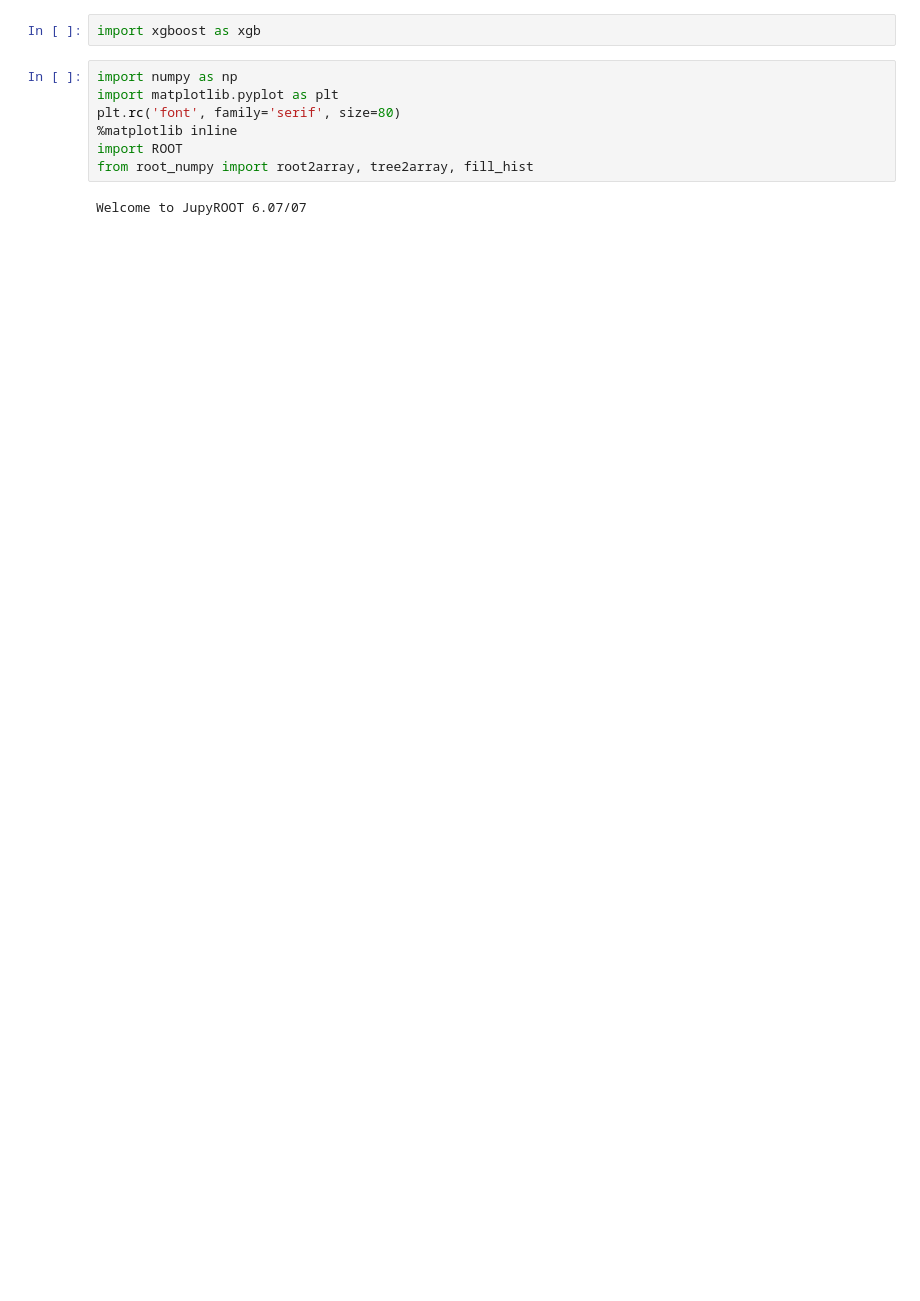
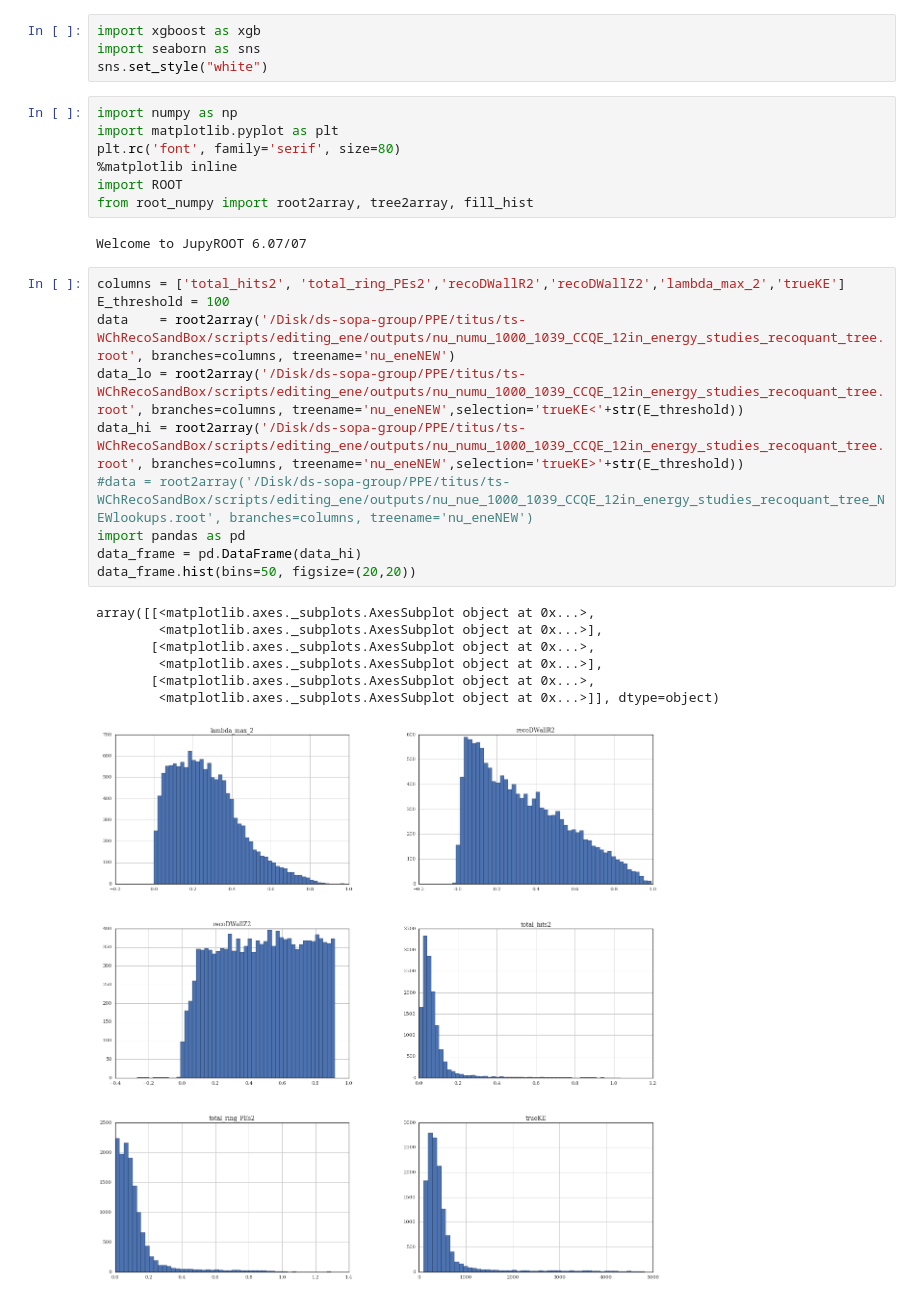
Before and after one commit to fmuheim/hyperk, a Jupyter notebook: reco/xgboost_regression_energy_reco.ipynb, the cells around one changed output. Drawn from its saved outputs; the diff is of its cells as text; blank space fills up the shorter version.

```diff
--- a/reco/xgboost_regression_energy_reco.ipynb
+++ b/reco/xgboost_regression_energy_reco.ipynb
@@ -1,5 +1,7 @@
 # %%
 import xgboost as xgb
+import seaborn as sns
+sns.set_style("white")
 # %%
 import numpy as np
 import matplotlib.pyplot as plt
@@ -9,3 +11,21 @@ import ROOT
 from root_numpy import root2array, tree2array, fill_hist
 # %% [output]
 Welcome to JupyROOT 6.07/07
+# %%
+columns = ['total_hits2', 'total_ring_PEs2','recoDWallR2','recoDWallZ2','lambda_max_2','trueKE']
+E_threshold = 100
+data    = root2array('/Disk/ds-sopa-group/PPE/titus/ts-WChRecoSandBox/scripts/editing_ene/outputs/nu_numu_1000_1039_CCQE_12in_energy_studies_recoquant_tree.root', branches=columns, treename='nu_eneNEW')
+data_lo = root2array('/Disk/ds-sopa-group/PPE/titus/ts-WChRecoSandBox/scripts/editing_ene/outputs/nu_numu_1000_1039_CCQE_12in_energy_studies_recoquant_tree.root', branches=columns, treename='nu_eneNEW',selection='trueKE<'+str(E_threshold))
+data_hi = root2array('/Disk/ds-sopa-group/PPE/titus/ts-WChRecoSandBox/scripts/editing_ene/outputs/nu_numu_1000_1039_CCQE_12in_energy_studies_recoquant_tree.root', branches=columns, treename='nu_eneNEW',selection='trueKE>'+str(E_threshold))
+#data = root2array('/Disk/ds-sopa-group/PPE/titus/ts-WChRecoSandBox/scripts/editing_ene/outputs/nu_nue_1000_1039_CCQE_12in_energy_studies_recoquant_tree_NEWlookups.root', branches=columns, treename='nu_eneNEW')
+import pandas as pd
+data_frame = pd.DataFrame(data_hi)
+data_frame.hist(bins=50, figsize=(20,20))
+# %% [output]
+array([[<matplotlib.axes._subplots.AxesSubplot object at 0x...>,
+        <matplotlib.axes._subplots.AxesSubplot object at 0x...>],
+       [<matplotlib.axes._subplots.AxesSubplot object at 0x...>,
+        <matplotlib.axes._subplots.AxesSubplot object at 0x...>],
+       [<matplotlib.axes._subplots.AxesSubplot object at 0x...>,
+        <matplotlib.axes._subplots.AxesSubplot object at 0x...>]], dtype=object)
+[figure, added]
```
Also changed, not shown: parts of 30 cells of this notebook, 1 other file.
